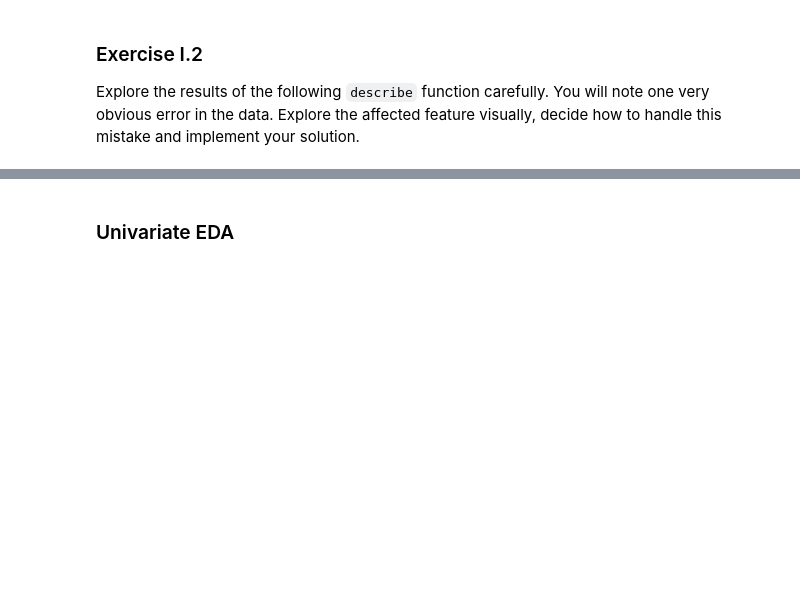
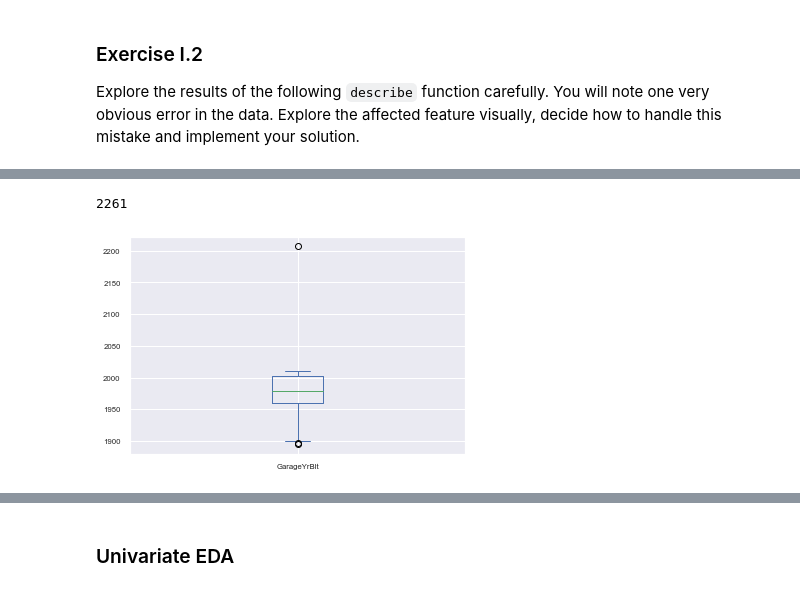
Before and after one commit to IchChefDuNixx/2023SS, a Jupyter notebook: DS/data_aai_sose23/lecture07_feature_engineering/h07a-assignment-ames_housing_part_I.ipynb, the cells around one changed output, grey strips where cells are left out. Cells and saved outputs as stored; diff of their text form; code cells hidden in the pictures; blank space fills up the shorter version.

```diff
--- a/DS/data_aai_sose23/lecture07_feature_engineering/h07a-assignment-ames_housing_part_I.ipynb
+++ b/DS/data_aai_sose23/lecture07_feature_engineering/h07a-assignment-ames_housing_part_I.ipynb
@@ -74,3 +72,12 @@ The dataframe we just read does contain NaN values (missing values), however, in
+# %%
+# ---------- SOLUTIONS ----------
+
+for c in ames.columns:
+    if ames[c].value_counts().sum() != len(ames):
+        if c in columns_numeric:
+            ames.replace(np.nan, 0, inplace=True)
+        elif c in columns_categorical:
+            ames.replace(np.nan, "NA", inplace=True)
 # %% [markdown]
 ## EDA
 # %% [markdown]
@@ -83,0 +107,8 @@ ames.describe().T
+# %%
+#---------- SOLUTION ----------
+ames.GarageYrBlt[ames.GarageYrBlt > 0].plot(kind="box");
+maxIndex = ames.GarageYrBlt[ames.GarageYrBlt == max(ames.GarageYrBlt)].index[0]
+print(maxIndex)
+# %% [output]
+2261
+[figure, added]
```
Also changed, not shown: parts of 20 cells of this notebook, 6 other files.
